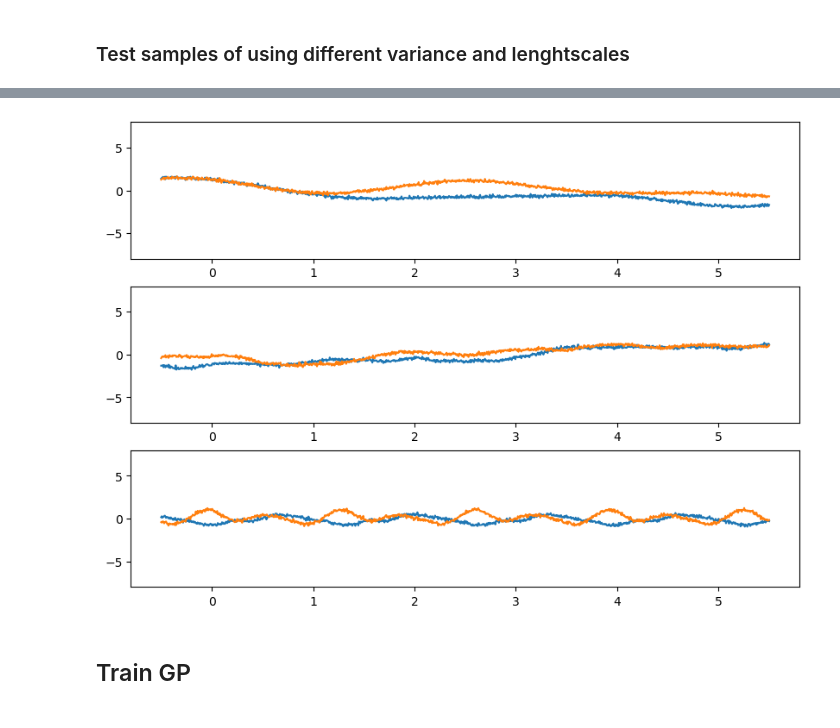
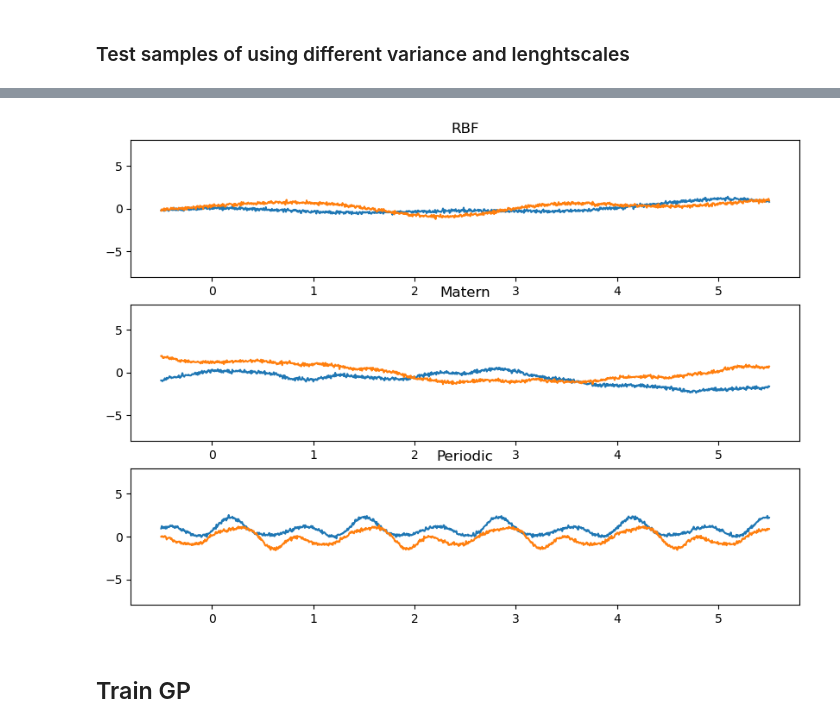
Before and after one commit to luisdiaz1997/SpatialFactorization, a Jupyter notebook: notebooks/Gaussian Processes/GP_test.ipynb, the cells around one changed output, grey strips where cells are left out. Saved outputs shown, nothing was run; the diff lists cells and outputs as text; code cells hidden in the pictures.

```diff
--- a/notebooks/Gaussian Processes/GP_test.ipynb
+++ b/notebooks/Gaussian Processes/GP_test.ipynb
@@ -41,10 +45,11 @@ for i, kernel_class in enumerate(kernels):
 
     gpr = spacedecomp.GP(X[:,None], y, kernel, noise=0.1)
     cov = kernel.predict(X=Xtest[:, None]) + (gpr.noise**2)*torch.eye(Nsamples)
-    samples = MultivariateNormal(torch.zeros(Nsamples),cov).sample((2,))
+    samples = MultivariateNormal(torch.zeros(Nsamples),cov).sample((3,))
 
     plt.subplot(len(kernels), 1, i+1)
     plt.plot(Xtest, samples[0])
     plt.plot(Xtest, samples[1])
+    plt.title(kernel_class.__name__)
     plt.ylim((-8, 8))
 # %% [output]
@@ -60,10 +67,11 @@ for i, kernel_class in enumerate(kernels):
 
     gpr = spacedecomp.GP(X[:,None], y, kernel, noise=0.1)
     cov = kernel.predict(X=Xtest[:, None]) + (gpr.noise**2)*torch.eye(Nsamples)
-    samples = MultivariateNormal(torch.zeros(Nsamples),cov).sample((2,))
+    samples = MultivariateNormal(torch.zeros(Nsamples),cov).sample((3,))
 
     plt.subplot(len(kernels), 1, i+1)
     plt.plot(Xtest, samples[0])
     plt.plot(Xtest, samples[1])
+    plt.title(kernel_class.__name__)
     plt.ylim((-8, 8))
 # %% [output]
@@ -71,22 +81,23 @@ for i, kernel_class in enumerate(kernels):
 # %%
 plt.figure(figsize=(10, 7))
 
 for i, kernel_class in enumerate(kernels):
 
     kernel = kernel_class(
     variance=1, lengthscale= 1 )
 
 
     gpr = spacedecomp.GP(X[:,None], y, kernel, noise=0.1)
     cov = kernel.predict(X=Xtest[:, None]) + (gpr.noise**2)*torch.eye(Nsamples)
-    samples = MultivariateNormal(torch.zeros(Nsamples),cov).sample((2,))
+    samples = MultivariateNormal(torch.zeros(Nsamples),cov).sample((3,))
 
     plt.subplot(len(kernels), 1, i+1)
     plt.plot(Xtest, samples[0])
     plt.plot(Xtest, samples[1])
+    plt.title(kernel_class.__name__)
     plt.ylim((-8, 8))
 # %% [output]
-[figure, old version]
+[figure, new version]
 # %% [markdown]
 ## Train GP
 # %%
```
Also changed, not shown: parts of 10 cells of this notebook.
